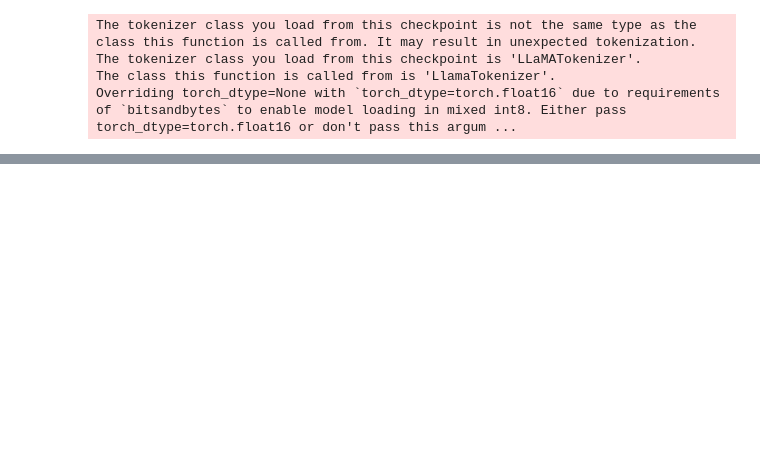
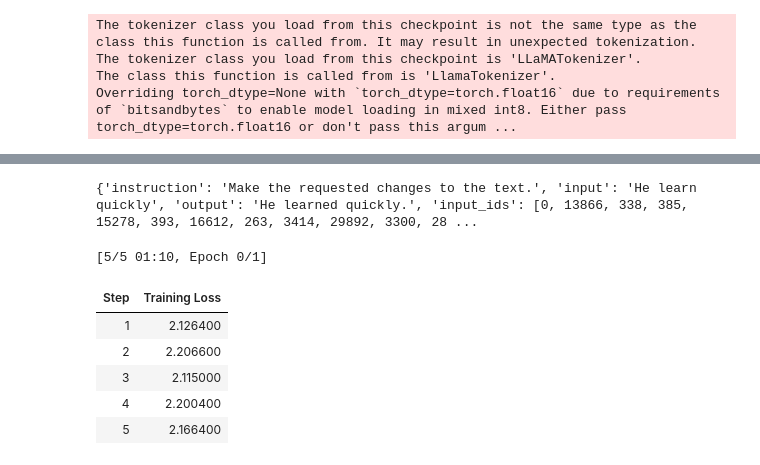
Before and after one commit to Fischis/train, a Jupyter notebook: llama_alpaca_lora.ipynb, the cells around one changed output, grey strips where cells are left out. Drawn from its saved outputs; the diff is of its cells as text; code cells hidden in the pictures; blank space fills up the shorter version.

```diff
--- a/llama_alpaca_lora.ipynb
+++ b/llama_alpaca_lora.ipynb
@@ -159,25 +165,36 @@ data = data.shuffle().map(
 #print (myres)
 #print (tokenizer.decode(myres['input_ids']))
 
-#print (data['train'][3])
+print (data['train'][3])
+# %% [output]
+{'instruction': 'Make the requested changes to the text.', 'input': 'He learn quickly', 'output': 'He learned quickly.', 'input_ids': [0, 13866, 338, 385, 15278, 393, 16612, 263, 3414, 29892, 3300, 28 ...
 # %%
 trainer = transformers.Trainer(
     model=model,
     train_dataset=data["train"],
     args=transformers.TrainingArguments(
         per_device_train_batch_size=MICRO_BATCH_SIZE,
         gradient_accumulation_steps=GRADIENT_ACCUMULATION_STEPS,
         warmup_steps=100,
         num_train_epochs=EPOCHS,
         learning_rate=LEARNING_RATE,
         fp16=True,
         logging_steps=1,
         output_dir="lora-alpaca",
         save_total_limit=3,
+        max_steps=5,
     ),
     data_collator=transformers.DataCollatorForLanguageModeling(tokenizer, mlm=False),
 )
 model.config.use_cache = False
 trainer.train(resume_from_checkpoint=False)
 
 model.save_pretrained("lora-alpaca")
+# %% [output]
+[5/5 01:10, Epoch 0/1]
+| Step | Training Loss |
+| 1 | 2.126400 |
+| 2 | 2.206600 |
+| 3 | 2.115000 |
+| 4 | 2.200400 |
+| 5 | 2.166400 |
```
Also changed, not shown: parts of 6 cells of this notebook.
